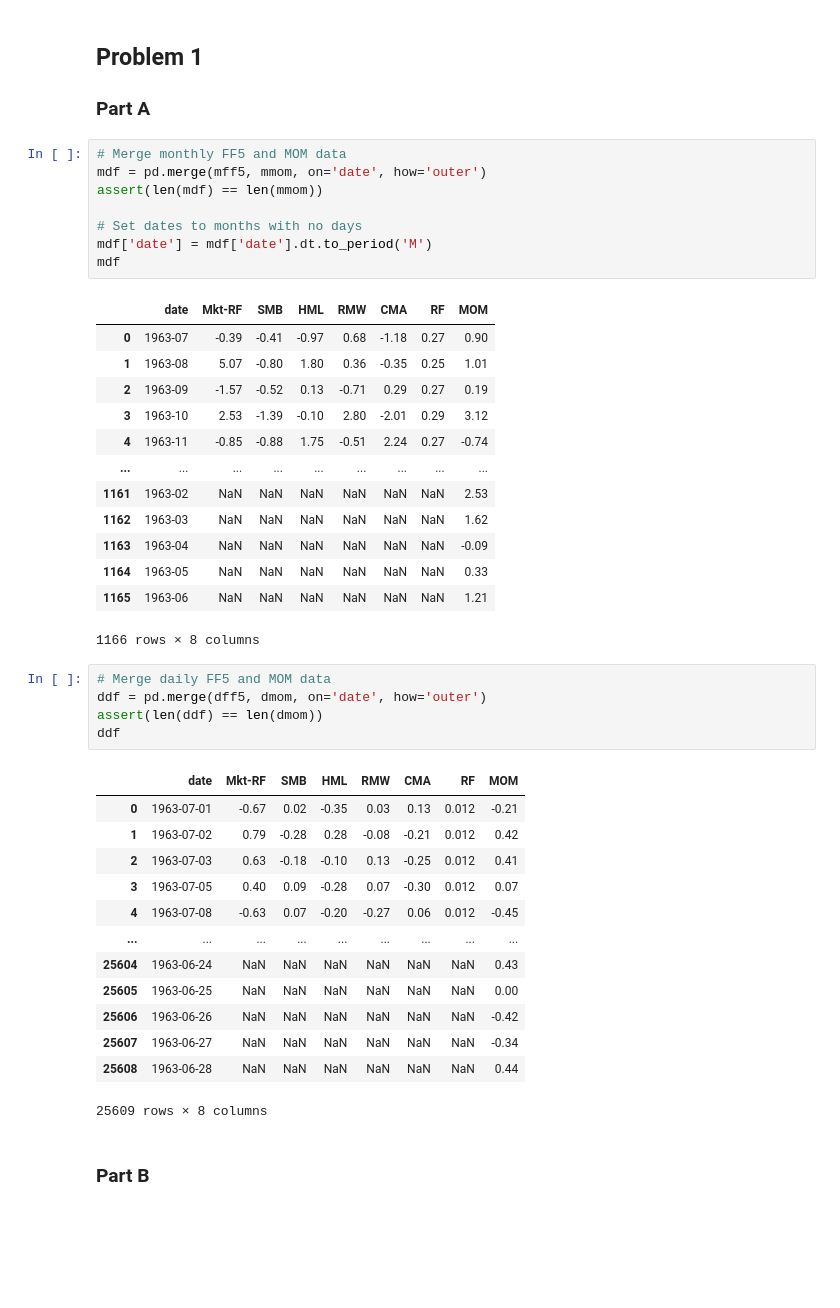
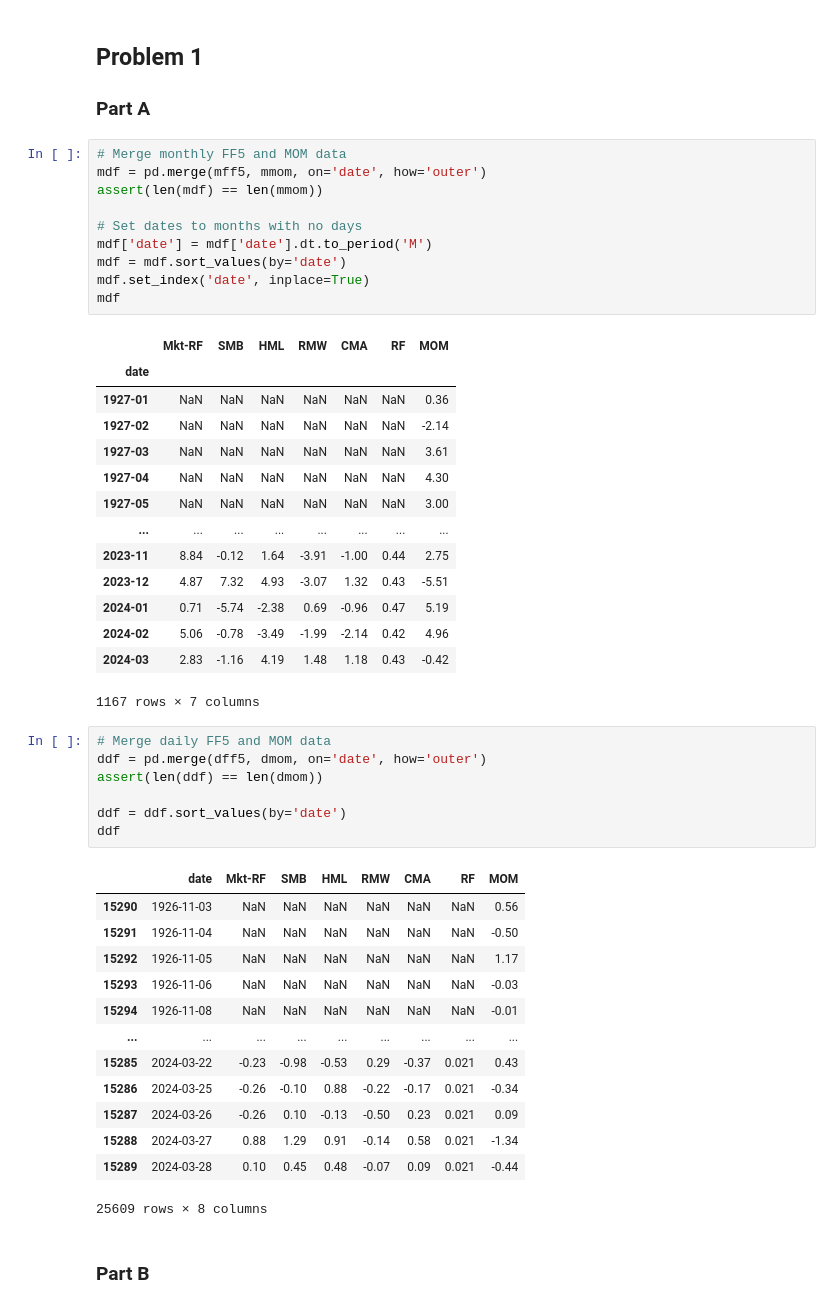
Before and after one commit to KMcCand/Hedge_Funds_Caltech, a Jupyter notebook: BEM114 HW4/BEM114_HW4_Andrew_Daniel_Kyle.ipynb, the cells around one changed output. Drawn from its saved outputs; the diff is of its cells as text; blank space fills up the shorter version.

```diff
--- a/BEM114 HW4/BEM114_HW4_Andrew_Daniel_Kyle.ipynb
+++ b/BEM114 HW4/BEM114_HW4_Andrew_Daniel_Kyle.ipynb
@@ -58,43 +77,48 @@ dmom['date'] = pd.to_datetime(dmom['date'], format='%Y%m%d')
 # %%
 # Merge monthly FF5 and MOM data
 mdf = pd.merge(mff5, mmom, on='date', how='outer')
 assert(len(mdf) == len(mmom))
 
 # Set dates to months with no days
 mdf['date'] = mdf['date'].dt.to_period('M')
+mdf = mdf.sort_values(by='date')
+mdf.set_index('date', inplace=True)
 mdf
 # %% [output]
-|  | date | Mkt-RF | SMB | HML | RMW | CMA | RF | MOM |
-| 0 | 1963-07 | -0.39 | -0.41 | -0.97 | 0.68 | -1.18 | 0.27 | 0.90 |
-| 1 | 1963-08 | 5.07 | -0.80 | 1.80 | 0.36 | -0.35 | 0.25 | 1.01 |
-| 2 | 1963-09 | -1.57 | -0.52 | 0.13 | -0.71 | 0.29 | 0.27 | 0.19 |
-| 3 | 1963-10 | 2.53 | -1.39 | -0.10 | 2.80 | -2.01 | 0.29 | 3.12 |
-| 4 | 1963-11 | -0.85 | -0.88 | 1.75 | -0.51 | 2.24 | 0.27 | -0.74 |
-| ... | ... | ... | ... | ... | ... | ... | ... | ... |
-| 1161 | 1963-02 | NaN | NaN | NaN | NaN | NaN | NaN | 2.53 |
-| 1162 | 1963-03 | NaN | NaN | NaN | NaN | NaN | NaN | 1.62 |
-| 1163 | 1963-04 | NaN | NaN | NaN | NaN | NaN | NaN | -0.09 |
-| 1164 | 1963-05 | NaN | NaN | NaN | NaN | NaN | NaN | 0.33 |
-| 1165 | 1963-06 | NaN | NaN | NaN | NaN | NaN | NaN | 1.21 |
+|  | Mkt-RF | SMB | HML | RMW | CMA | RF | MOM |
+| date |  |  |  |  |  |  |  |
+| 1927-01 | NaN | NaN | NaN | NaN | NaN | NaN | 0.36 |
+| 1927-02 | NaN | NaN | NaN | NaN | NaN | NaN | -2.14 |
+| 1927-03 | NaN | NaN | NaN | NaN | NaN | NaN | 3.61 |
+| 1927-04 | NaN | NaN | NaN | NaN | NaN | NaN | 4.30 |
+| 1927-05 | NaN | NaN | NaN | NaN | NaN | NaN | 3.00 |
+| ... | ... | ... | ... | ... | ... | ... | ... |
+| 2023-11 | 8.84 | -0.12 | 1.64 | -3.91 | -1.00 | 0.44 | 2.75 |
+| 2023-12 | 4.87 | 7.32 | 4.93 | -3.07 | 1.32 | 0.43 | -5.51 |
+| 2024-01 | 0.71 | -5.74 | -2.38 | 0.69 | -0.96 | 0.47 | 5.19 |
+| 2024-02 | 5.06 | -0.78 | -3.49 | -1.99 | -2.14 | 0.42 | 4.96 |
+| 2024-03 | 2.83 | -1.16 | 4.19 | 1.48 | 1.18 | 0.43 | -0.42 |
-1166 rows × 8 columns
+1167 rows × 7 columns
 # %%
 # Merge daily FF5 and MOM data
 ddf = pd.merge(dff5, dmom, on='date', how='outer')
 assert(len(ddf) == len(dmom))
+
+ddf = ddf.sort_values(by='date')
 ddf
 # %% [output]
 |  | date | Mkt-RF | SMB | HML | RMW | CMA | RF | MOM |
-| 0 | 1963-07-01 | -0.67 | 0.02 | -0.35 | 0.03 | 0.13 | 0.012 | -0.21 |
-| 1 | 1963-07-02 | 0.79 | -0.28 | 0.28 | -0.08 | -0.21 | 0.012 | 0.42 |
-| 2 | 1963-07-03 | 0.63 | -0.18 | -0.10 | 0.13 | -0.25 | 0.012 | 0.41 |
-| 3 | 1963-07-05 | 0.40 | 0.09 | -0.28 | 0.07 | -0.30 | 0.012 | 0.07 |
-| 4 | 1963-07-08 | -0.63 | 0.07 | -0.20 | -0.27 | 0.06 | 0.012 | -0.45 |
+| 15290 | 1926-11-03 | NaN | NaN | NaN | NaN | NaN | NaN | 0.56 |
+| 15291 | 1926-11-04 | NaN | NaN | NaN | NaN | NaN | NaN | -0.50 |
+| 15292 | 1926-11-05 | NaN | NaN | NaN | NaN | NaN | NaN | 1.17 |
+| 15293 | 1926-11-06 | NaN | NaN | NaN | NaN | NaN | NaN | -0.03 |
+| 15294 | 1926-11-08 | NaN | NaN | NaN | NaN | NaN | NaN | -0.01 |
 | ... | ... | ... | ... | ... | ... | ... | ... | ... |
-| 25604 | 1963-06-24 | NaN | NaN | NaN | NaN | NaN | NaN | 0.43 |
-| 25605 | 1963-06-25 | NaN | NaN | NaN | NaN | NaN | NaN | 0.00 |
-| 25606 | 1963-06-26 | NaN | NaN | NaN | NaN | NaN | NaN | -0.42 |
-| 25607 | 1963-06-27 | NaN | NaN | NaN | NaN | NaN | NaN | -0.34 |
-| 25608 | 1963-06-28 | NaN | NaN | NaN | NaN | NaN | NaN | 0.44 |
+| 15285 | 2024-03-22 | -0.23 | -0.98 | -0.53 | 0.29 | -0.37 | 0.021 | 0.43 |
+| 15286 | 2024-03-25 | -0.26 | -0.10 | 0.88 | -0.22 | -0.17 | 0.021 | -0.34 |
+| 15287 | 2024-03-26 | -0.26 | 0.10 | -0.13 | -0.50 | 0.23 | 0.021 | 0.09 |
+| 15288 | 2024-03-27 | 0.88 | 1.29 | 0.91 | -0.14 | 0.58 | 0.021 | -1.34 |
+| 15289 | 2024-03-28 | 0.10 | 0.45 | 0.48 | -0.07 | 0.09 | 0.021 | -0.44 |
 25609 rows × 8 columns
 # %% [markdown]
 ### Part B
```
Also changed, not shown: parts of 24 cells of this notebook.
